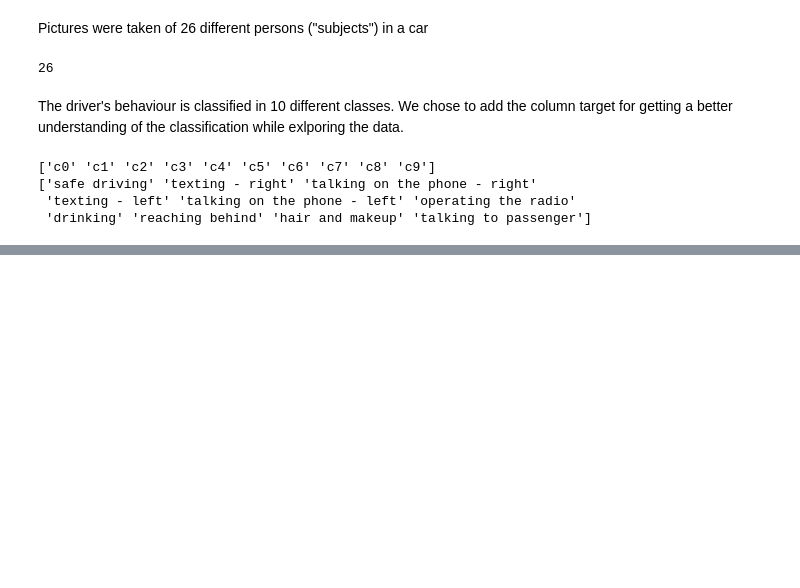
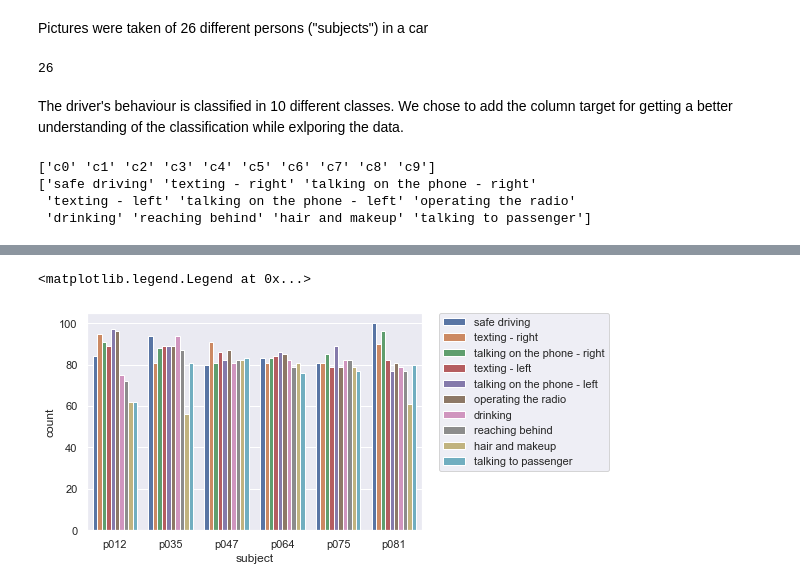
Before and after one commit to RasKrebs/aml_itu, a Jupyter notebook: notebooks/data_exploration_alex.ipynb, the cells around one changed output, grey strips where cells are left out. Drawn from its saved outputs; the diff is of its cells as text; code cells hidden in the pictures; blank space fills up the shorter version.

```diff
--- a/notebooks/data_exploration_alex.ipynb
+++ b/notebooks/data_exploration_alex.ipynb
@@ -110,0 +213,9 @@ print(df.target.unique())
+# %%
+# Examine middle 6 subjects
+middle6 = df.subject.value_counts().index[10:-10]
+df_middle6 = df[df.subject.isin(middle6)]
+sns.countplot(x='subject', hue='target', data=df_middle6)
+plt.legend(bbox_to_anchor=(1.05, 1), loc=2, borderaxespad=0.)
+# %% [output]
+<matplotlib.legend.Legend at 0x...>
+[figure, added]
```
Also changed, not shown: parts of 25 cells of this notebook.
